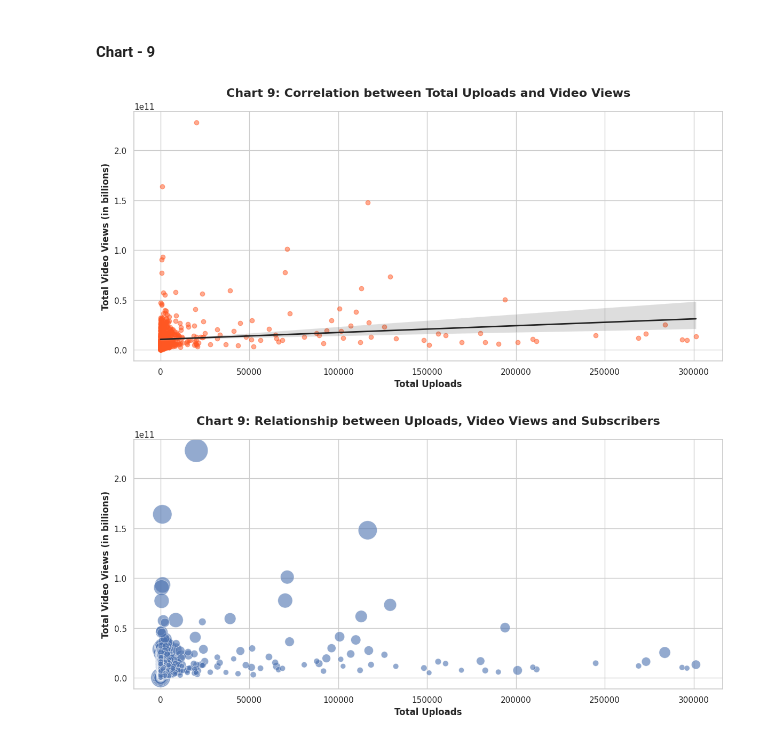
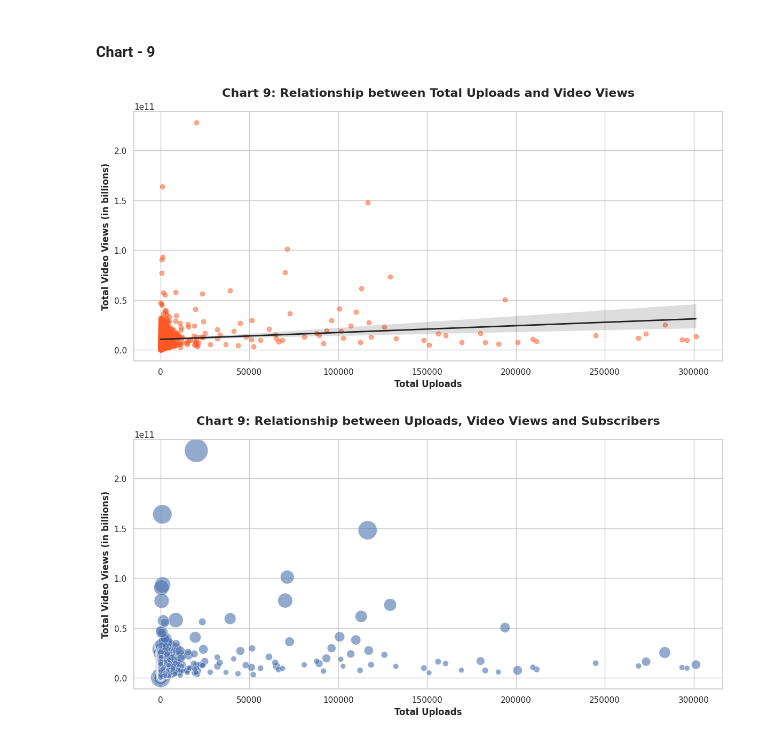
Before and after one commit to Sneha8126/Sneha-EDA-Submission-Template, a Jupyter notebook: Sneha_EDA_Submission_Template.ipynb, the cells around one changed output. Saved outputs shown, nothing was run; the diff lists cells and outputs as text; code cells hidden in the pictures.

Commit message:
Updated chart 9

```diff
--- a/Sneha_EDA_Submission_Template.ipynb
+++ b/Sneha_EDA_Submission_Template.ipynb
@@ -801,25 +801,25 @@ Yes, these insights can help create a positive business impact by helping conten
 # %%
 # Chart - 9 visualization code
 
 # Styling setup
 sns.set_theme(style="whitegrid")
 plt.figure(figsize=(12, 6))
 
 # Regression plot: Linear relationship check
 # 'scatter_kws' se dots ko color/size control karenge
 # 'line_kws' se regression line ko highlight karenge
 sns.regplot(data=df, x='uploads', y='video views',
             scatter_kws={'alpha':0.5, 'color':'#ff5722'},
             line_kws={'color':'#212121', 'linewidth':2})
 
-plt.title('Chart 9: Correlation between Total Uploads and Video Views', fontsize=16, fontweight='bold', pad=20)
+plt.title('Chart 9: Relationship between Total Uploads and Video Views', fontsize=16, fontweight='bold', pad=20)
 plt.xlabel('Total Uploads', fontsize=12, fontweight='bold')
 plt.ylabel('Total Video Views (in billions)', fontsize=12, fontweight='bold')
 
 plt.tight_layout()
 plt.show()
 # %% [output]
-[figure, old version]
+[figure, new version]
 # %%
 plt.figure(figsize=(12, 6))
 
```
Also changed, not shown: parts of 1 cell of this notebook.
